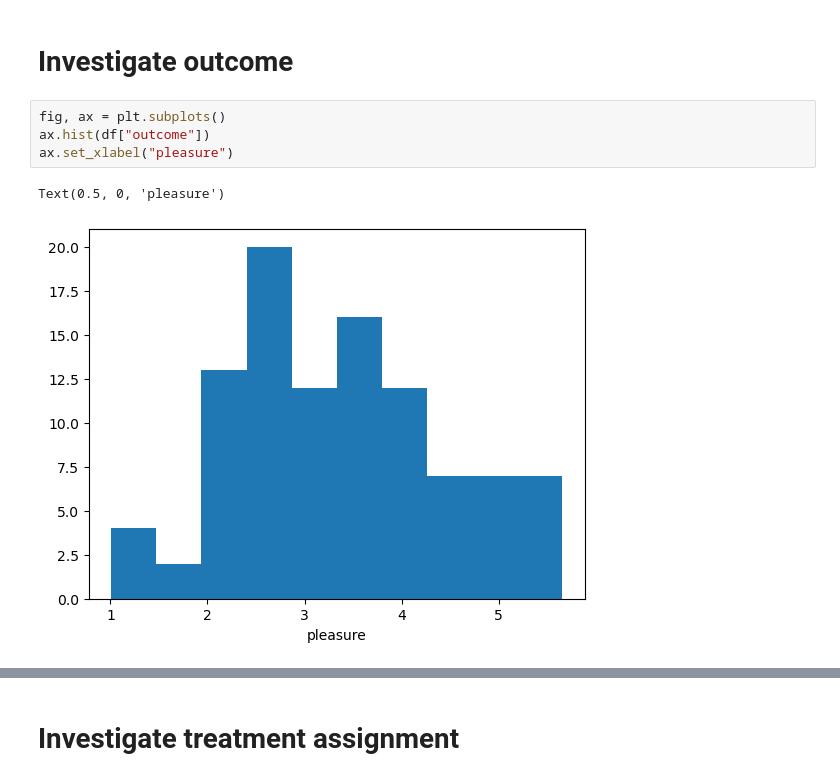
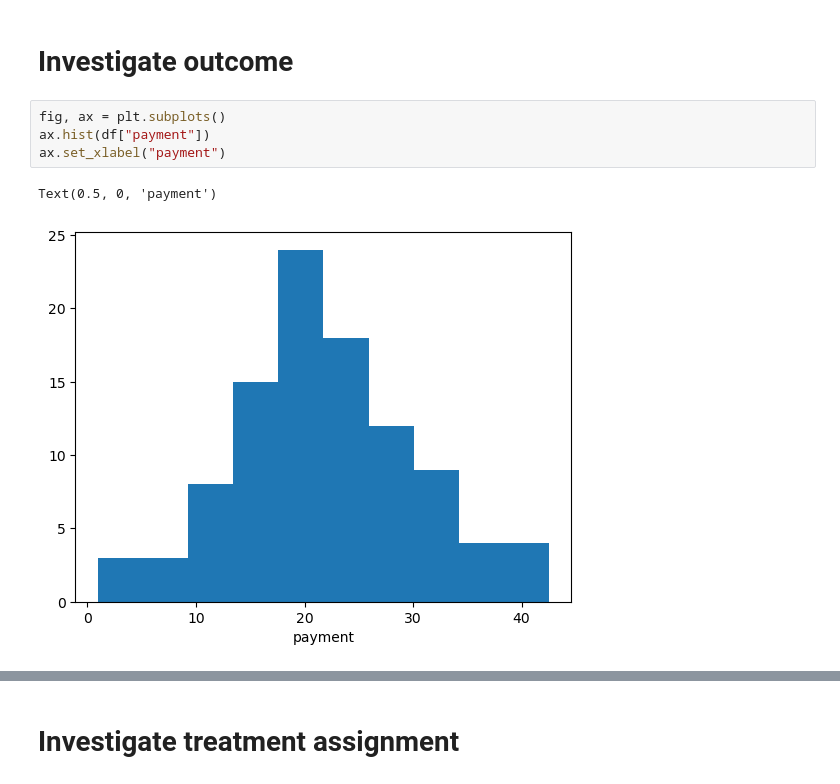
Before and after one commit to kklein/pydata_ams, a Jupyter notebook: notebooks/risotto_eda.ipynb, the cells around one changed output, grey strips where cells are left out. Drawn from its saved outputs; the diff is of its cells as text.

Commit message:
Change outcome to payment.

```diff
--- a/notebooks/risotto_eda.ipynb
+++ b/notebooks/risotto_eda.ipynb
@@ -27,10 +27,10 @@ df.head()
 # Investigate outcome
 # %%
 fig, ax = plt.subplots()
-ax.hist(df["outcome"])
-ax.set_xlabel("pleasure")
+ax.hist(df["payment"])
+ax.set_xlabel("payment")
 # %% [output]
-Text(0.5, 0, 'pleasure')
+Text(0.5, 0, 'payment')
-[figure, old version]
+[figure, new version]
 # %%
 fig, ax = plt.subplots()
```
Also changed, not shown: parts of 8 cells of this notebook, 2 other files.
